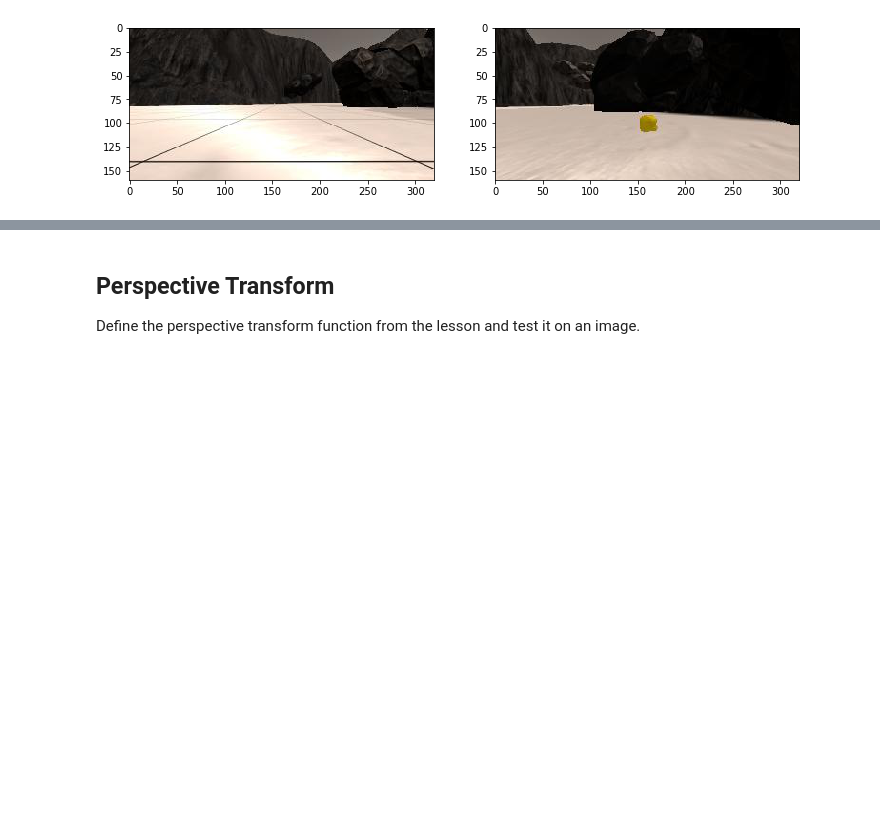
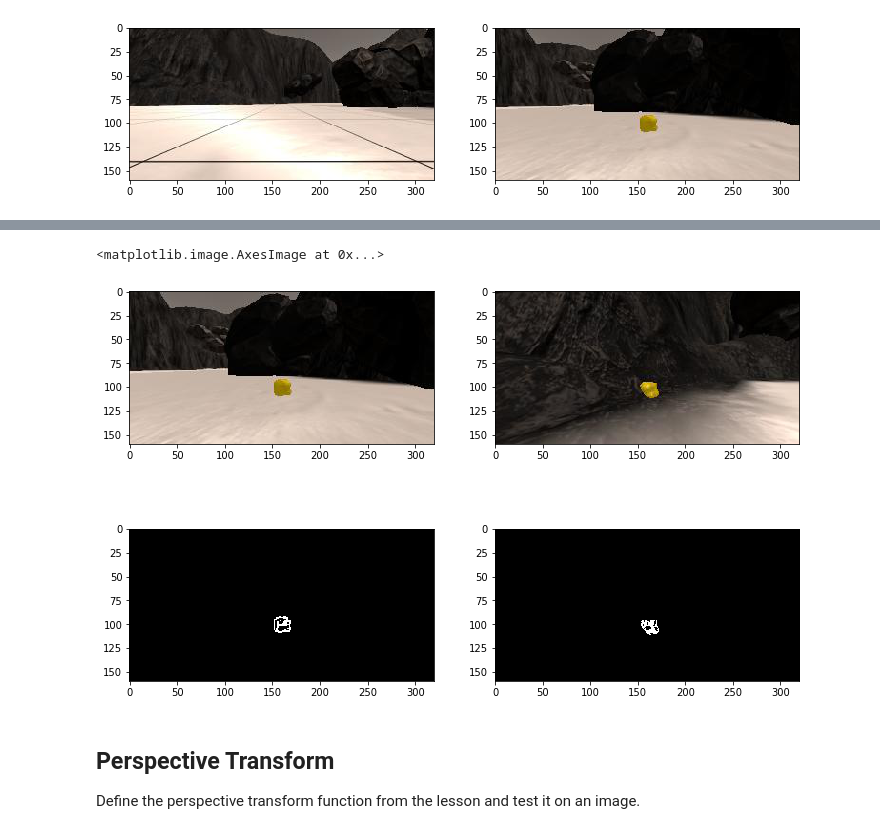
Before and after one commit to gotolafa/RoboND-Rover-Project, a Jupyter notebook: code/Rover_Project_Test_Notebook.ipynb, the cells around one changed output, grey strips where cells are left out. Cells and saved outputs as stored; diff of their text form; code cells hidden in the pictures; blank space fills up the shorter version.

```diff
--- a/code/Rover_Project_Test_Notebook.ipynb
+++ b/code/Rover_Project_Test_Notebook.ipynb
@@ -67,3 +99,40 @@ plt.imshow(rock_img)
+# %%
+def find_rock(img, upper_thr=(255, 215, 70),lower_thr=(105, 85, 0)):
+    #set the channel 2 to 70 because 80 is too high
+    color_select = np.zeros_like(img[:,:,0])
+
+    thresh = (img[:,:,0] > lower_thr[0]) \
+           & (img[:,:,1] > lower_thr[1]) \
+           & (img[:,:,2] > lower_thr[2]) \
+           & (img[:,:,0] < upper_thr[0]) \
+           & (img[:,:,1] < upper_thr[1]) \
+           & (img[:,:,2] < upper_thr[2]) \
+
+    color_select[thresh] = 1
+
+    return color_select
+
+example_rock1 = '../calibration_images/example_rock1.jpg'
+example_rock2 = '../calibration_images/example_rock2.jpg'
+
+rock1_img = mpimg.imread(example_rock1)
+rock2_img = mpimg.imread(example_rock2)
+
+erock1 = find_rock(rock1_img)
+erock2 = find_rock(rock2_img)
+
+fig = plt.figure(figsize=(12,8))
+plt.subplot(221)
+plt.imshow(rock1_img, cmap='gray')
+plt.subplot(222)
+plt.imshow(rock2_img, cmap='gray')
+plt.subplot(223)
+plt.imshow(erock1, cmap='gray')
+plt.subplot(224)
+plt.imshow(erock2, cmap='gray')
+# %% [output]
+<matplotlib.image.AxesImage at 0x...>
+[figure, added]
 # %% [markdown]
 ## Perspective Transform
 
```
Also changed, not shown: parts of 8 cells of this notebook, 1 other file.
